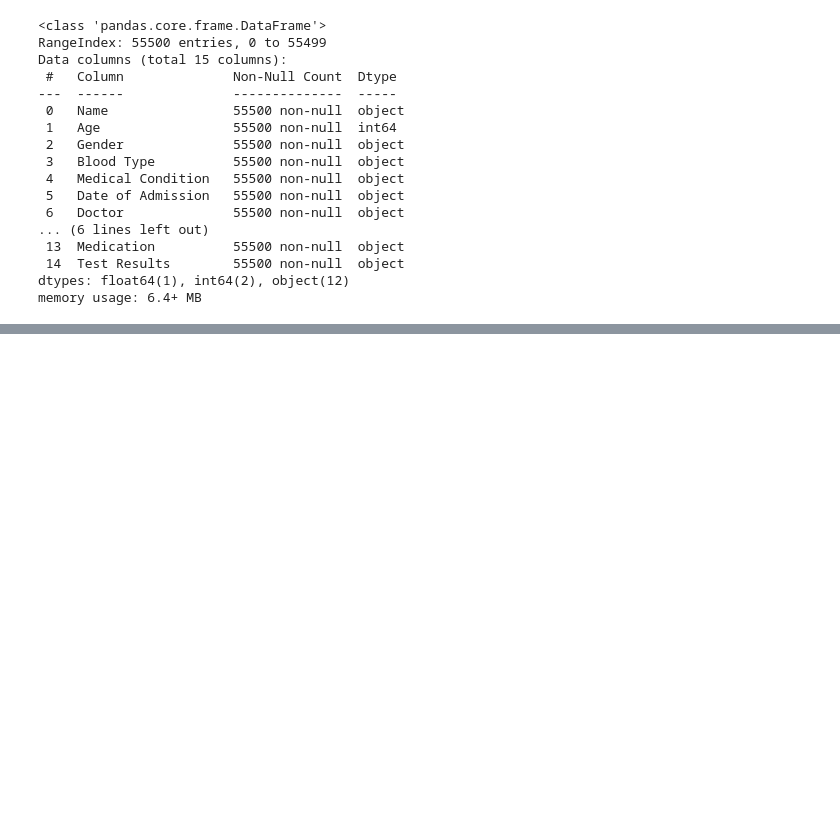
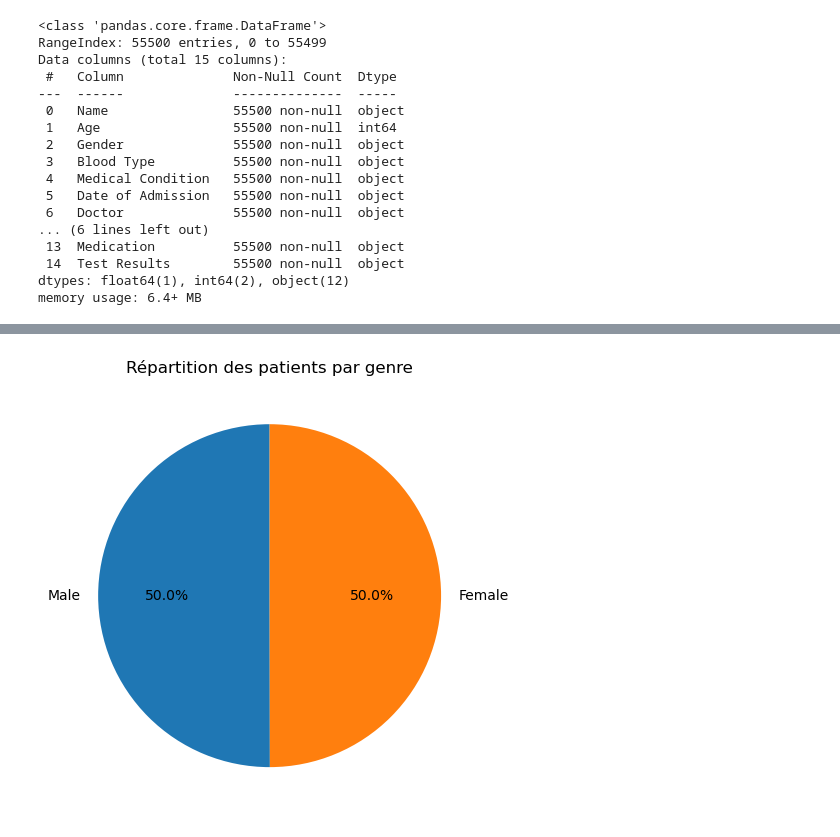
Before and after one commit to YOUNESHMD/migration-dataset-mongodb, a Jupyter notebook: migration_mongodb.ipynb, the cells around one changed output, grey strips where cells are left out. Drawn from its saved outputs; the diff is of its cells as text; code cells hidden in the pictures; blank space fills up the shorter version.

```diff
--- a/migration_mongodb.ipynb
+++ b/migration_mongodb.ipynb
@@ -44,0 +148,17 @@ memory usage: 6.4+ MB
+# %%
+# Compter le nombre de patients par genre
+repartition_genre = dataset["Gender"].value_counts()
+
+# Créer le graphique en camembert
+repartition_genre.plot(
+    kind="pie",
+    autopct="%1.1f%%",
+    startangle=90
+)
+
+plt.title("Répartition des patients par genre")
+plt.ylabel("")  # Masquer le nom de la colonne sur le côté
+plt.tight_layout()
+plt.show()
+# %% [output]
+[figure, added]
```
Also changed, not shown: parts of 12 cells of this notebook.
